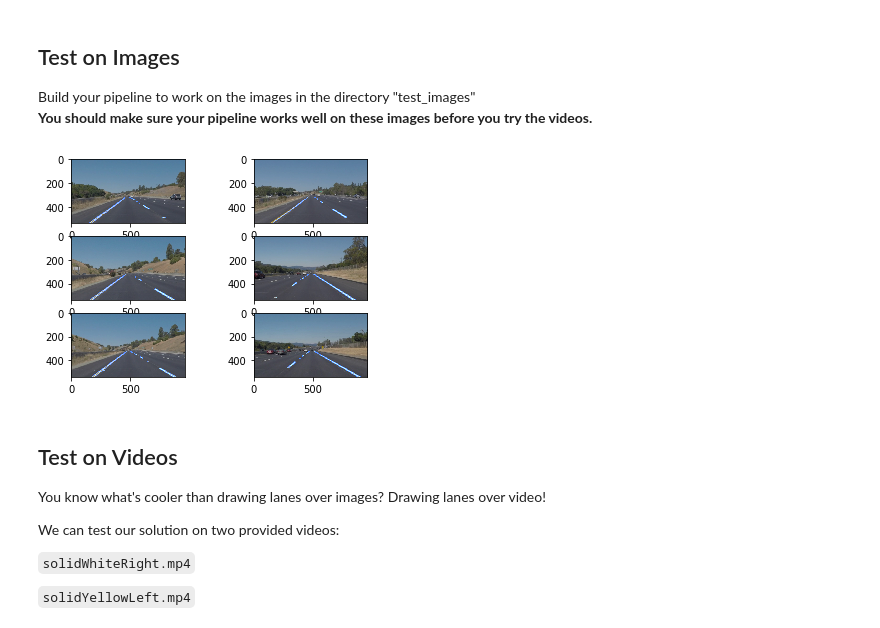
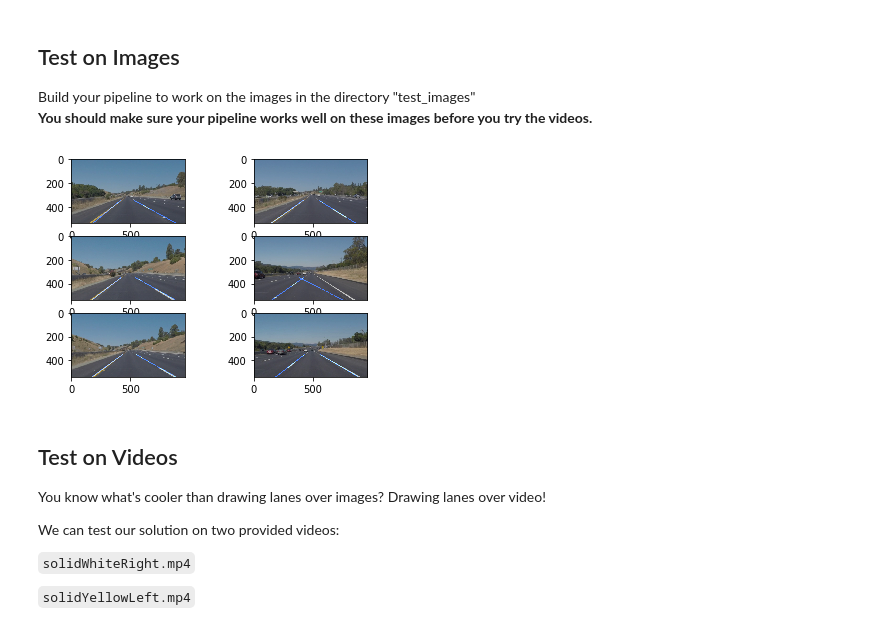
Before and after one commit to ChemicalWonders/CarND-LaneLines-P1, a Jupyter notebook: P1.ipynb, the cells around one changed output. Saved outputs shown, nothing was run; the diff lists cells and outputs as text; code cells hidden in the pictures.

Commit message:
added expol_lines which draws two lines

```diff
--- a/P1.ipynb
+++ b/P1.ipynb
@@ -141,6 +141,9 @@ def draw_lines(img, lines, color=[0, 55, 255], thickness=5):
     If you want to make the lines semi-transparent, think about combining
     this function with the weighted_img() function below
     """
+
+    lines = expol_lines(lines)
+
     for line in lines:
         for x1,y1,x2,y2 in line:
             cv2.line(img, (x1, y1), (x2, y2), color, thickness)
@@ -179,9 +275,12 @@ Build the pipeline and run your solution on all test_images. Make copies into th
 
 Try tuning the various parameters, especially the low and high Canny thresholds as well as the Hough lines parameters.
 # %%
-# Function to find lines
-def find_lane_lines(img):
-    image = mpimg.imread(img)
+# Grab the image from the URL
+def grab_URL(imageURL):
+    return mpimg.imread(imageURL)
+
+# Draw the lines from the image given
+def find_lane_lines(image):
 
     # Grab the x and y size and set the image to grayscale
     ysize = image.shape[0]
@@ -197,14 +296,16 @@ def find_lane_lines(img):
     high_threshold = 210
     edges = canny(blur_gray, low_threshold, high_threshold)
     #plt.imshow(edges)    #shows the edges of the canny image
+    #mpimg.imsave('test_images_output/edges_'+ img, edges)
 
     # Use a mask to return only the parts of the image we want
     # by using the given helper function.
-    vertices = np.array([[(150, ysize), (xsize/2-25, ysize/2+50),
-                          (xsize/2+25, ysize/2+50), (xsize-20,ysize)]],
+    vertices = np.array([[(.51*xsize, .58*ysize), (.49*xsize, .58*ysize),
+                          (0, ysize), (xsize, ysize)]],
                            dtype=np.int32)
     masked_image = region_of_interest(edges, vertices)
-    plt.imshow(masked_image)    #shows the edges of only the masked image
+    #plt.imshow(masked_image)    #shows the edges of only the masked image
+    #mpimg.imsave('test_images_output/maskOn'+ img, masked_image)
 
     # Define the Hough transform parameters
     # Make a blank the same size as our image to draw on
@@ -220,6 +321,7 @@ def find_lane_lines(img):
     lines_image = hough_lines(masked_image, rho, theta, threshold,
                             min_line_length, max_line_gap)
     #plt.imshow(lines_image)    #show the lines drawn
+    #mpimg.imsave('test_images_output/linesOn'+ img, lines_image)
 
     # Draw the lines on the edge image
     lines_imposed = weighted_img(lines_image, image)
@@ -234,14 +336,15 @@ Build your pipeline to work on the images in the directory "test_images"
 # %%
 import os
 image_names = [name for name in os.listdir("test_images/") if '.' in name]
 
 for index, img in enumerate(image_names):
     plt.subplot(3,2,index+1)
-    results = find_lane_lines("test_images/" + img)
+    image = grab_URL("test_images/" + img)
+    results = find_lane_lines(image)
     plt.imshow(results)
     mpimg.imsave('test_images_output/'+ img, results)
 # %% [output]
-[figure, old version]
+[figure, new version]
 # %% [markdown]
 ## Test on Videos
 
```
Also changed, not shown: parts of 9 cells of this notebook, 11 other files.
